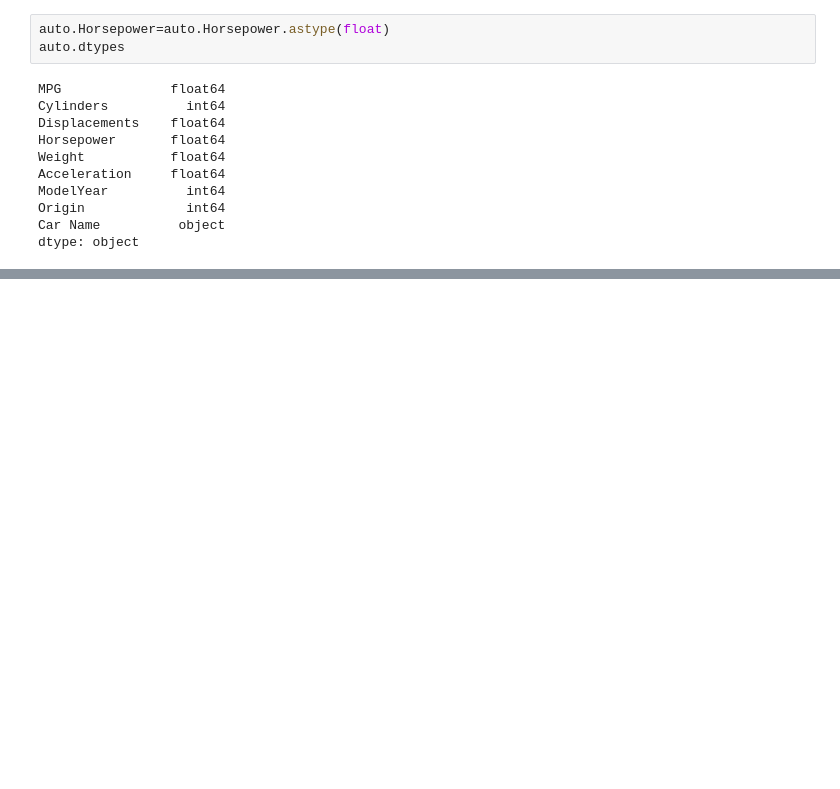
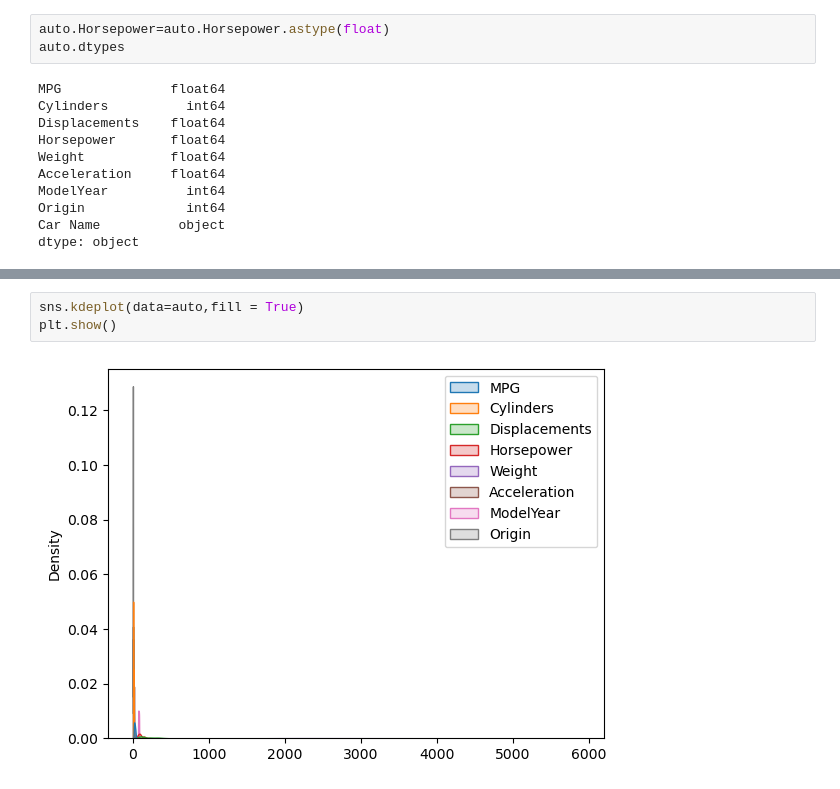
Before and after one commit to GyanaPrakashSahoo7853/Exploratory_Data_Analysis_EDA, a Jupyter notebook: AutoMPG.ipynb, the cells around one changed output, grey strips where cells are left out. Saved outputs shown, nothing was run; the diff lists cells and outputs as text; blank space fills up the shorter version.

```diff
--- a/AutoMPG.ipynb
+++ b/AutoMPG.ipynb
@@ -153,0 +179,5 @@ dtype: object
+# %%
+sns.kdeplot(data=auto,fill = True)
+plt.show()
+# %% [output]
+[figure, added]
```
Also changed, not shown: parts of 30 cells of this notebook.
